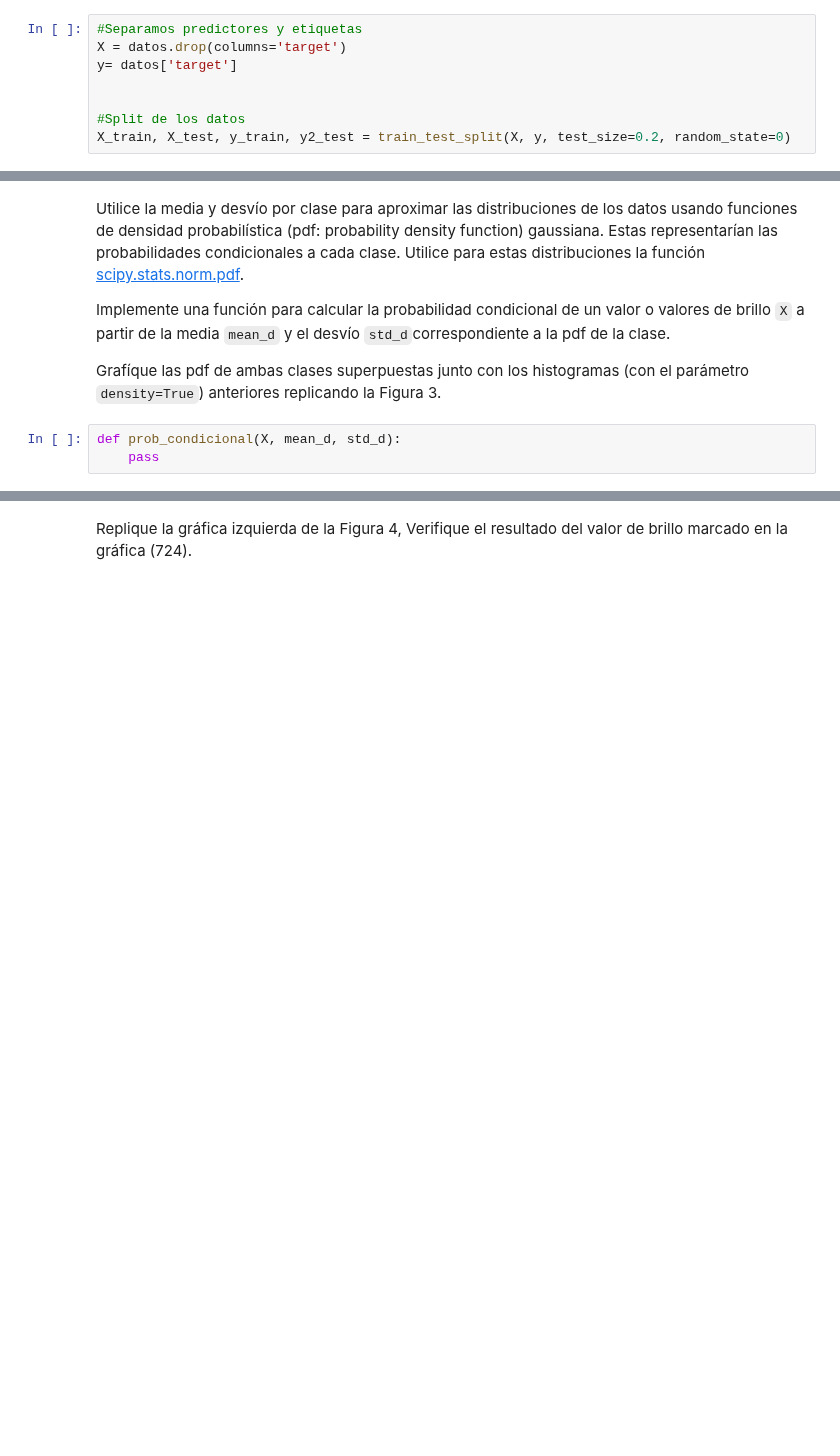
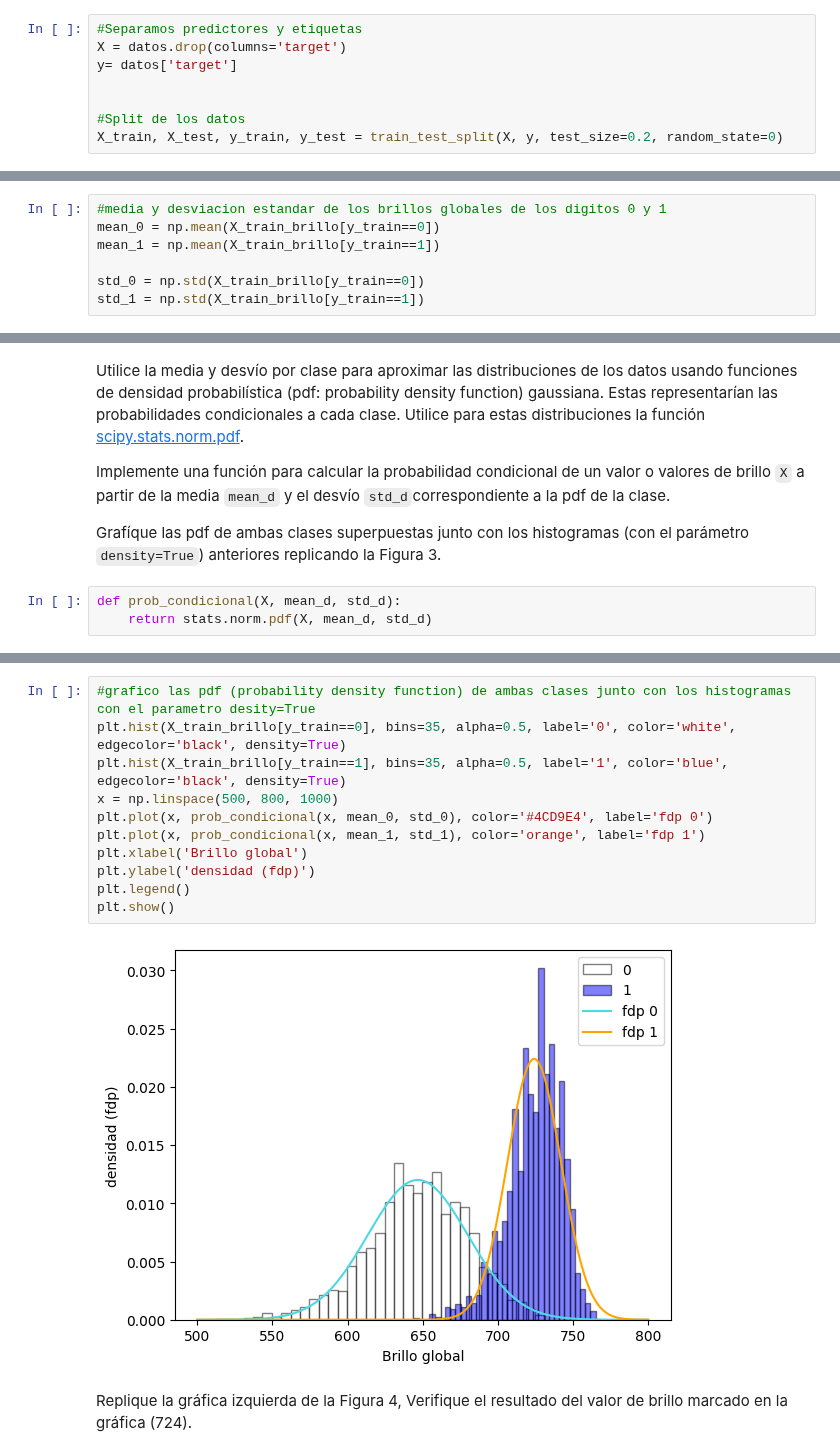
Before and after one commit to axelescalante0/Aprendizaje-Maquinal, a Jupyter notebook: Scrips/Clasificador Bayesiano/ClasificadorBayes.ipynb, the cells around one changed output, grey strips where cells are left out. Drawn from its saved outputs; the diff is of its cells as text; blank space fills up the shorter version.

Commit message:
Naive Bayes: Se calculo la probabilidad a priori y condicional de los datos.

```diff
--- a/Scrips/Clasificador Bayesiano/ClasificadorBayes.ipynb
+++ b/Scrips/Clasificador Bayesiano/ClasificadorBayes.ipynb
@@ -153,7 +153,7 @@ y= datos['target']
 
 
 #Split de los datos
-X_train, X_test, y_train, y2_test = train_test_split(X, y, test_size=0.2, random_state=0)
+X_train, X_test, y_train, y_test = train_test_split(X, y, test_size=0.2, random_state=0)
 # %% [markdown]
 ### 2. Procesamiento de datos
 
@@ -207,0 +217,7 @@ Calcule la probabilidad a priori para cada clase a partir del conjunto de datos
+# %%
+#media y desviacion estandar de los brillos globales de los digitos 0 y 1
+mean_0 = np.mean(X_train_brillo[y_train==0])
+mean_1 = np.mean(X_train_brillo[y_train==1])
+
+std_0 = np.std(X_train_brillo[y_train==0])
+std_1 = np.std(X_train_brillo[y_train==1])
@@ -217,7 +245,7 @@ Implemente una función para calcular la probabilidad condicional de un valor o
 Grafíque las pdf de ambas clases superpuestas junto con los histogramas (con el parámetro `density=True`) anteriores replicando la Figura 3.
 # %%
 def prob_condicional(X, mean_d, std_d):
-    pass
+    return stats.norm.pdf(X, mean_d, std_d)
 # %%
 # test prob_condicional
 mean_d = 723.7558
@@ -226,3 +254,16 @@ assert math.isclose(prob_condicional(724, mean_d, std_d), 0.02248, rel_tol=1e-4)
+# %%
+#grafico las pdf (probability density function) de ambas clases junto con los histogramas con el parametro desity=True
+plt.hist(X_train_brillo[y_train==0], bins=35, alpha=0.5, label='0', color='white', edgecolor='black', density=True)
+plt.hist(X_train_brillo[y_train==1], bins=35, alpha=0.5, label='1', color='blue', edgecolor='black', density=True)
+x = np.linspace(500, 800, 1000)
+plt.plot(x, prob_condicional(x, mean_0, std_0), color='#4CD9E4', label='fdp 0')
+plt.plot(x, prob_condicional(x, mean_1, std_1), color='orange', label='fdp 1')
+plt.xlabel('Brillo global')
+plt.ylabel('densidad (fdp)')
+plt.legend()
+plt.show()
+# %% [output]
+[figure, added]
 # %% [markdown]
 Replique la gráfica izquierda de la Figura 4, Verifique el resultado del valor de brillo marcado en la gráfica (724).
 # %% [markdown]
```
Also changed, not shown: parts of 4 cells of this notebook.
